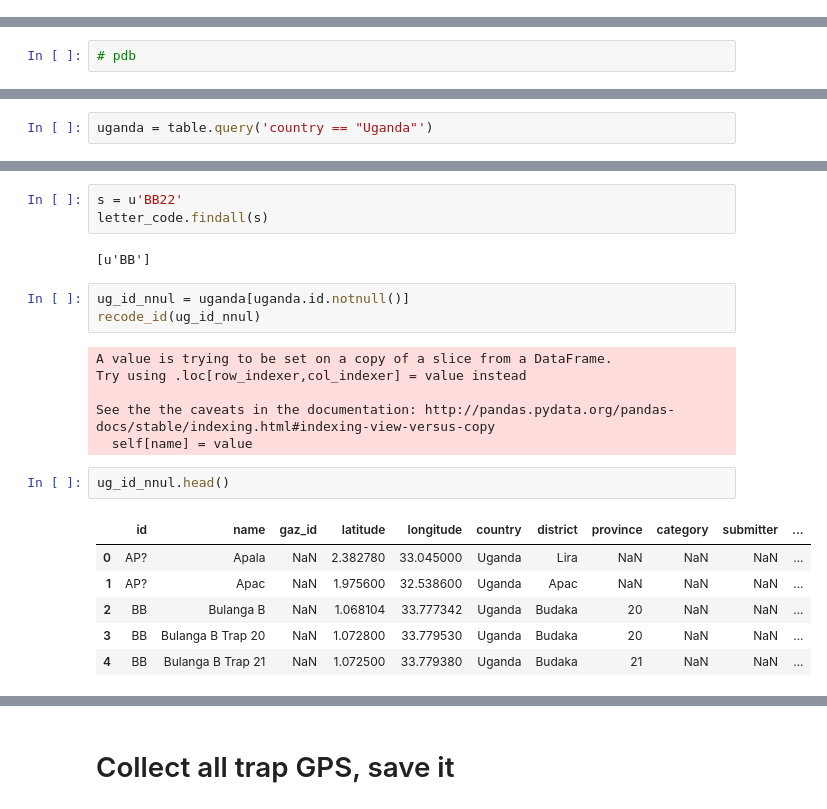
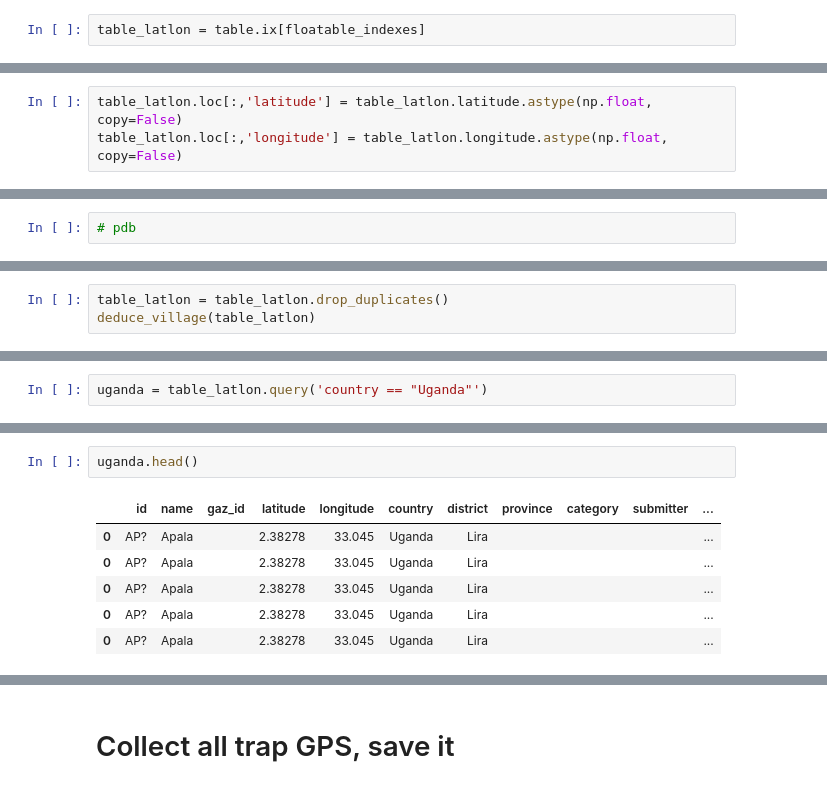
Before and after one commit to xguse/ipy_notebooks, a Jupyter notebook: YALE/g_f_fuscipes_general/2015-03-24_looking_for_infections_in_old_files.ipynb, the cells around one changed output, grey strips where cells are left out. Drawn from its saved outputs; the diff is of its cells as text.

```diff
--- a/YALE/g_f_fuscipes_general/2015-03-24_looking_for_infections_in_old_files.ipynb
+++ b/YALE/g_f_fuscipes_general/2015-03-24_looking_for_infections_in_old_files.ipynb
@@ -84,0 +146,2 @@ def save_geojson(gdf,path):
+# %%
+table_latlon = table.ix[floatable_indexes]
@@ -84,0 +160,3 @@ def save_geojson(gdf,path):
+# %%
+table_latlon.loc[:,'latitude'] = table_latlon.latitude.astype(np.float, copy=False)
+table_latlon.loc[:,'longitude'] = table_latlon.longitude.astype(np.float, copy=False)
@@ -90,0 +185,3 @@ table = pd.concat(colsite_sheets)
+# %%
+table_latlon = table_latlon.drop_duplicates()
+deduce_village(table_latlon)
@@ -91,2 +197,2 @@ table = pd.concat(colsite_sheets)
 # %%
-uganda = table.query('country == "Uganda"')
+uganda = table_latlon.query('country == "Uganda"')
@@ -102,23 +199,9 @@ def recode_id(df):
-# %%
-s = u'BB22'
-letter_code.findall(s)
-# %% [output]
-[u'BB']
-# %%
-ug_id_nnul = uganda[uganda.id.notnull()]
-recode_id(ug_id_nnul)
-# %% [output]
-A value is trying to be set on a copy of a slice from a DataFrame.
-Try using .loc[row_indexer,col_indexer] = value instead
-
-See the the caveats in the documentation: http://pandas.pydata.org/pandas-docs/stable/indexing.html#indexing-view-versus-copy
-  self[name] = value
 # %%
-ug_id_nnul.head()
+uganda.head()
 # %% [output]
 |  | id | name | gaz_id | latitude | longitude | country | district | province | category | submitter | ... |
-| 0 | AP? | Apala | NaN | 2.382780 | 33.045000 | Uganda | Lira | NaN | NaN | NaN | ... |
-| 1 | AP? | Apac | NaN | 1.975600 | 32.538600 | Uganda | Apac | NaN | NaN | NaN | ... |
-| 2 | BB | Bulanga B | NaN | 1.068104 | 33.777342 | Uganda | Budaka | 20 | NaN | NaN | ... |
-| 3 | BB | Bulanga B Trap 20 | NaN | 1.072800 | 33.779530 | Uganda | Budaka | 20 | NaN | NaN | ... |
-| 4 | BB | Bulanga B Trap 21 | NaN | 1.072500 | 33.779380 | Uganda | Budaka | 21 | NaN | NaN | ... |
+| 0 | AP? | Apala |  | 2.38278 | 33.045 | Uganda | Lira |  |  |  | ... |
+| 0 | AP? | Apala |  | 2.38278 | 33.045 | Uganda | Lira |  |  |  | ... |
+| 0 | AP? | Apala |  | 2.38278 | 33.045 | Uganda | Lira |  |  |  | ... |
+| 0 | AP? | Apala |  | 2.38278 | 33.045 | Uganda | Lira |  |  |  | ... |
+| 0 | AP? | Apala |  | 2.38278 | 33.045 | Uganda | Lira |  |  |  | ... |
```
Also changed, not shown: parts of 65 cells of this notebook.
